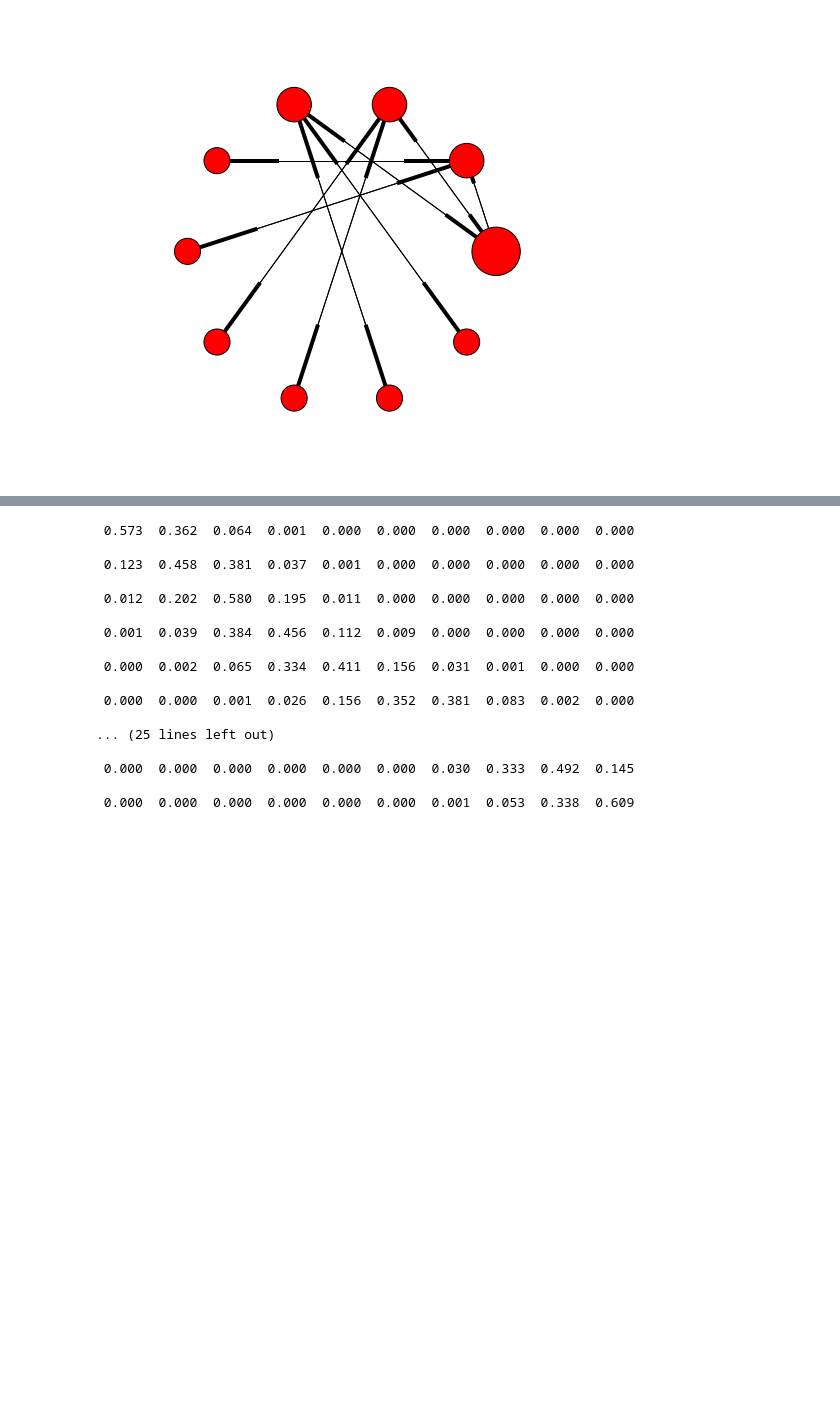
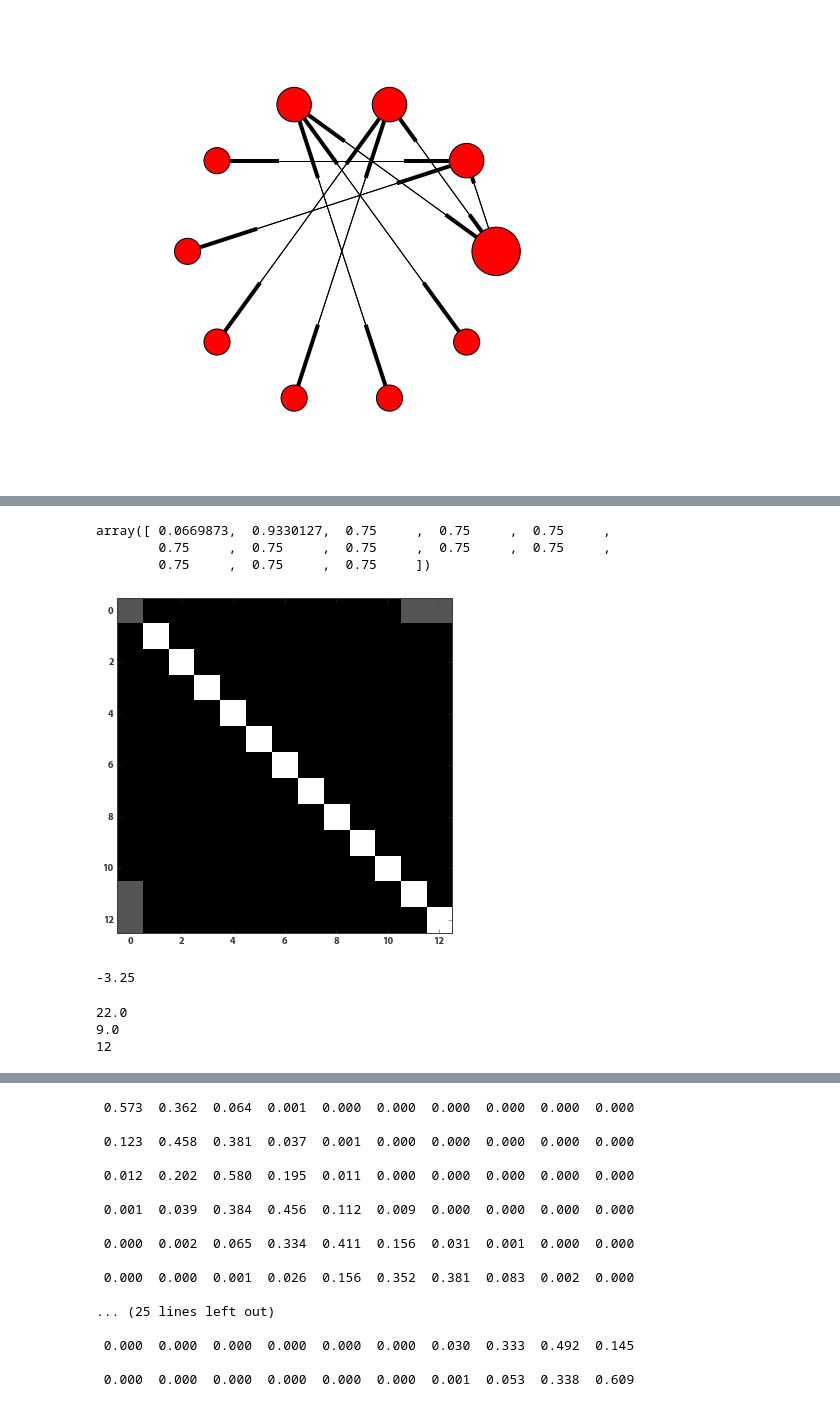
Before and after one commit to williamgilpin/netsim, a Jupyter notebook: simple_models.ipynb, the cells around one changed output, grey strips where cells are left out. Saved outputs shown, nothing was run; the diff lists cells and outputs as text; code cells hidden in the pictures; blank space fills up the shorter version.

```diff
--- a/simple_models.ipynb
+++ b/simple_models.ipynb
@@ -302,3 +315,26 @@ print (std(cum_ent))
+# %%
+sublatt = copy(latt[9:,9:])
+imshow(sublatt)
+real(eig(sublatt)[0])
+# %% [output]
+array([ 0.0669873,  0.9330127,  0.75     ,  0.75     ,  0.75     ,
+        0.75     ,  0.75     ,  0.75     ,  0.75     ,  0.75     ,
+        0.75     ,  0.75     ,  0.75     ])
+[figure, added]
+# %%
+(.75)-sqrt(1/(.25*.25))
+# %% [output]
+-3.25
+# %%
+Z = 3
+k = 3
+print(1+Z*((Z-1.)**k - 1.)/(Z-2.))
+print (ceil((1+Z*((Z-1.)**k - 1.)/(Z-2.))/(Z-1))-2)
+print (Z*(Z-1)**(k-1))
+# %% [output]
+22.0
+9.0
+12
 # %%
 import networkx as nx
 
```
Also changed, not shown: parts of 15 cells of this notebook, 7 other files.
